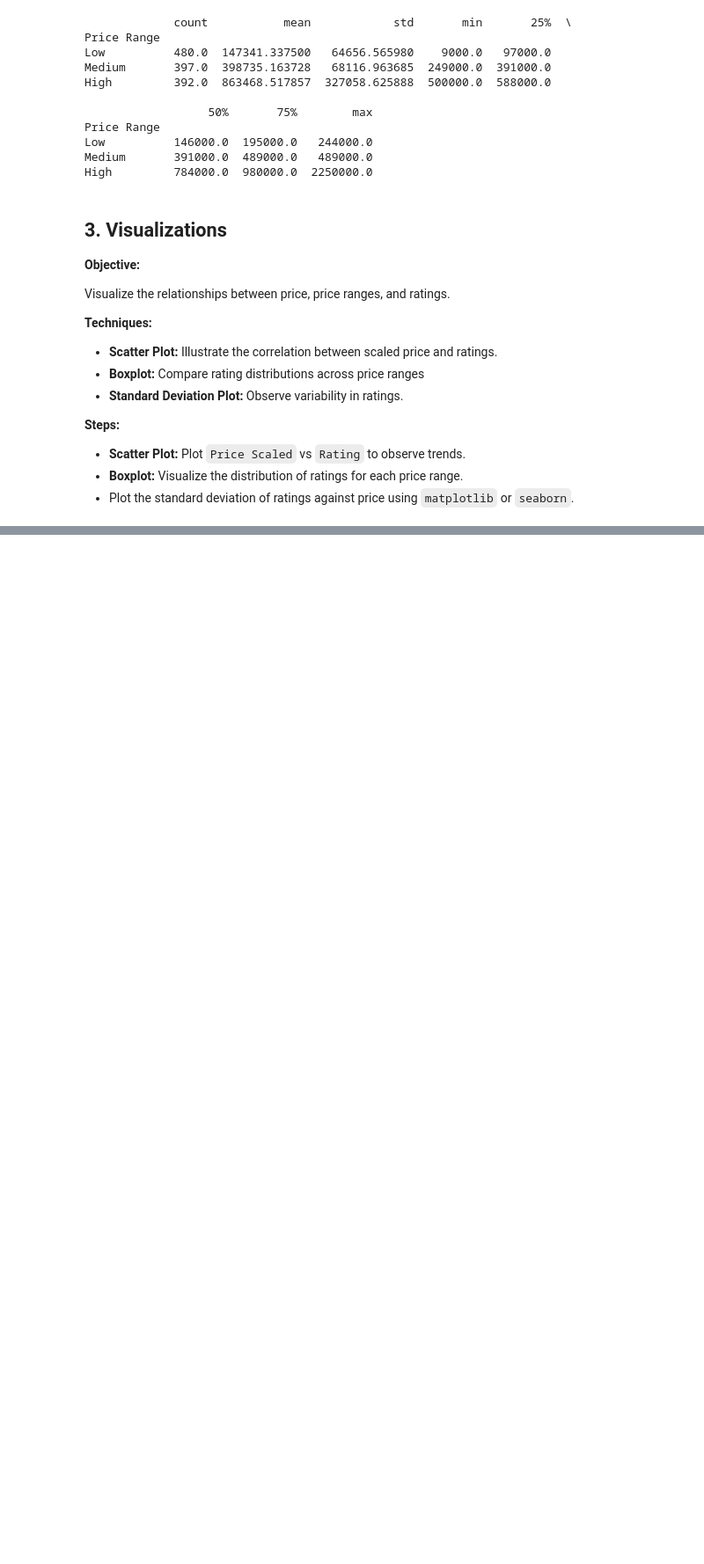
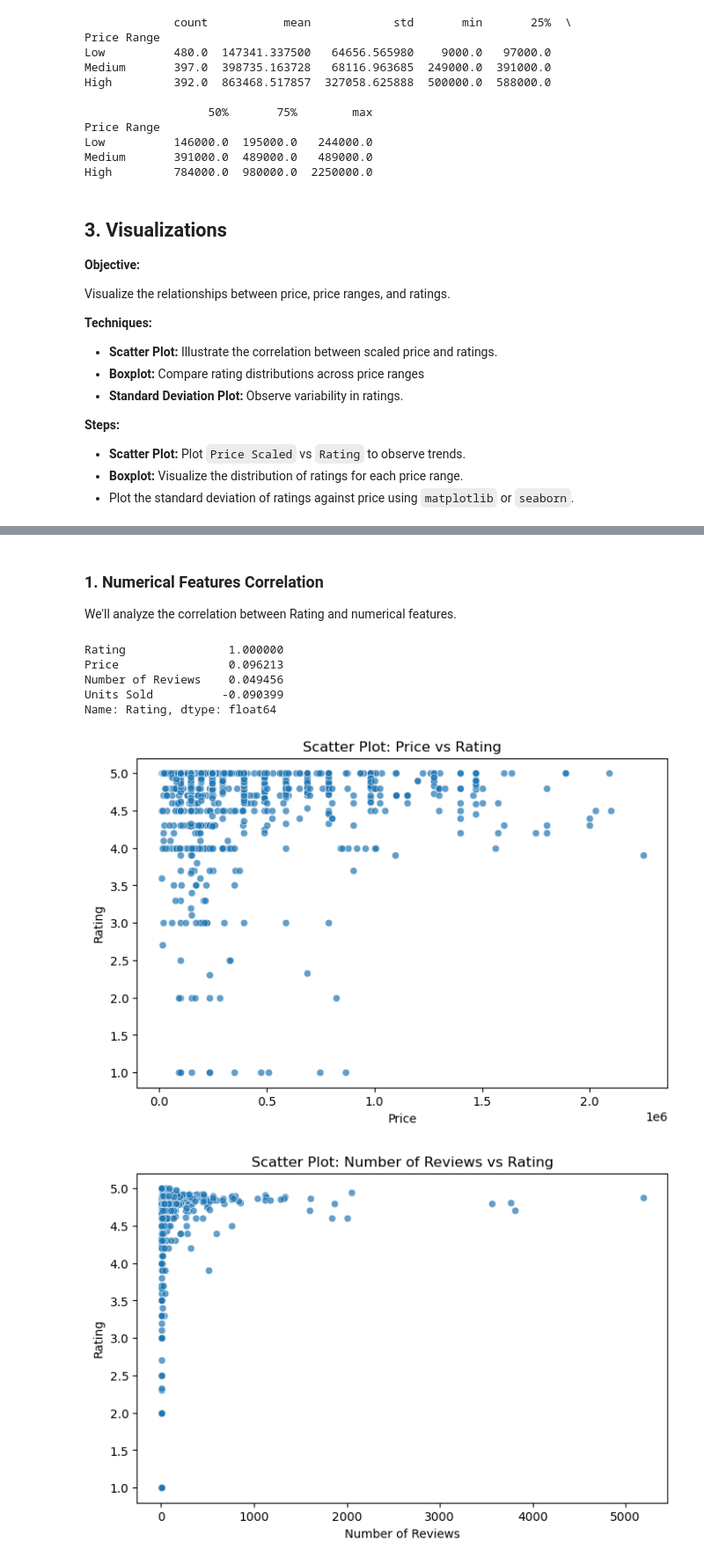
Before and after one commit to RokeMSE/22CLC-Intro2DS-Brand_Fashion_Market_SeasonalTrend_Analysis, a Jupyter notebook: Question_2.ipynb, the cells around one changed output, grey strips where cells are left out. Shown: that part at 88% size. Cells and saved outputs as stored; diff of their text form; code cells hidden in the pictures; blank space fills up the shorter version.

Commit message:
Add Null value for Anova + Correlation Rating with other features

```diff
--- a/Question_2.ipynb
+++ b/Question_2.ipynb
@@ -112,0 +115,41 @@ plt.show()
+# %% [markdown]
+### 1. Numerical Features Correlation
+
+We'll analyze the correlation between Rating and numerical features.
+# %%
+# Rename columns to English
+df.rename(columns={
+    'Tên sản phẩm': 'Product Name',
+    'Tên cửa hàng': 'Store Name',
+    'Giá': 'Price',
+    'Thương hiệu': 'Brand',
+    'Lượt đánh giá': 'Number of Reviews',
+    'Điểm đánh giá trung bình': 'Rating',
+    'Số lượng đã bán': 'Units Sold',
+    'Category': 'Category',
+    'Currency': 'Currency'
+}, inplace=True)
+
+# Select numerical features for correlation analysis
+numerical_features = ['Price', 'Number of Reviews', 'Units Sold']
+
+# Calculate correlations
+correlations = df[numerical_features + ['Rating']].corr()
+print(correlations['Rating'].sort_values(ascending=False))
+
+# Scatter plots
+for feature in numerical_features:
+    plt.figure(figsize=(8, 5))
+    sns.scatterplot(data=df, x=feature, y='Rating', alpha=0.7)
+    plt.title(f'Scatter Plot: {feature} vs Rating')
+    plt.xlabel(feature)
+    plt.ylabel('Rating')
+    plt.show()
+# %% [output]
+Rating               1.000000
+Price                0.096213
+Number of Reviews    0.049456
+Units Sold          -0.090399
+Name: Rating, dtype: float64
+[figure, added]
+[figure, added]
```
Also changed, not shown: parts of 7 cells of this notebook.
